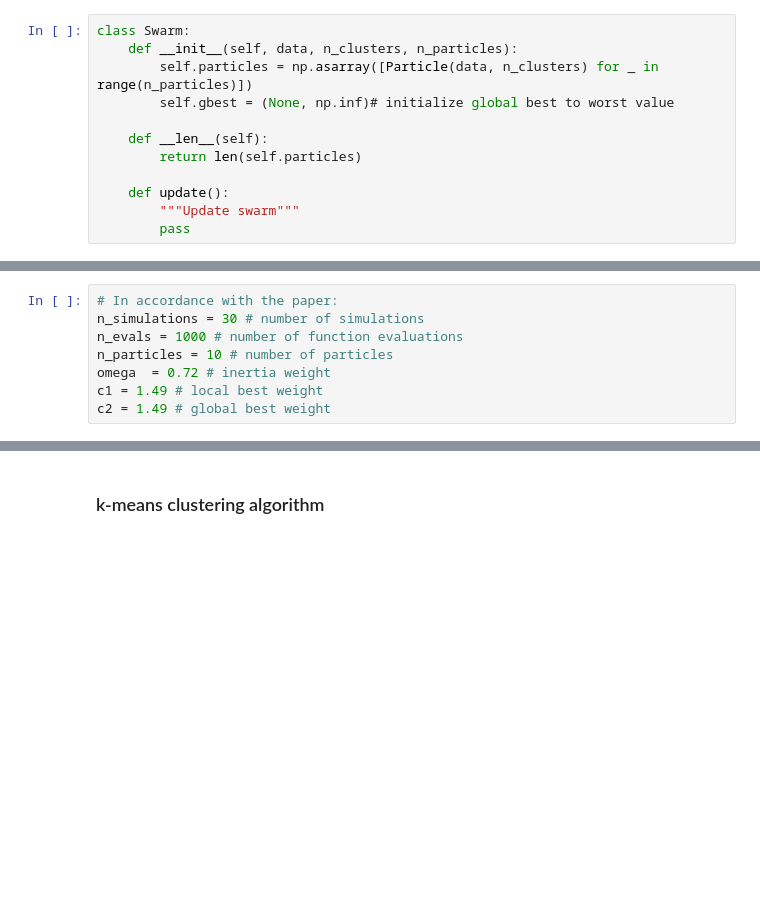
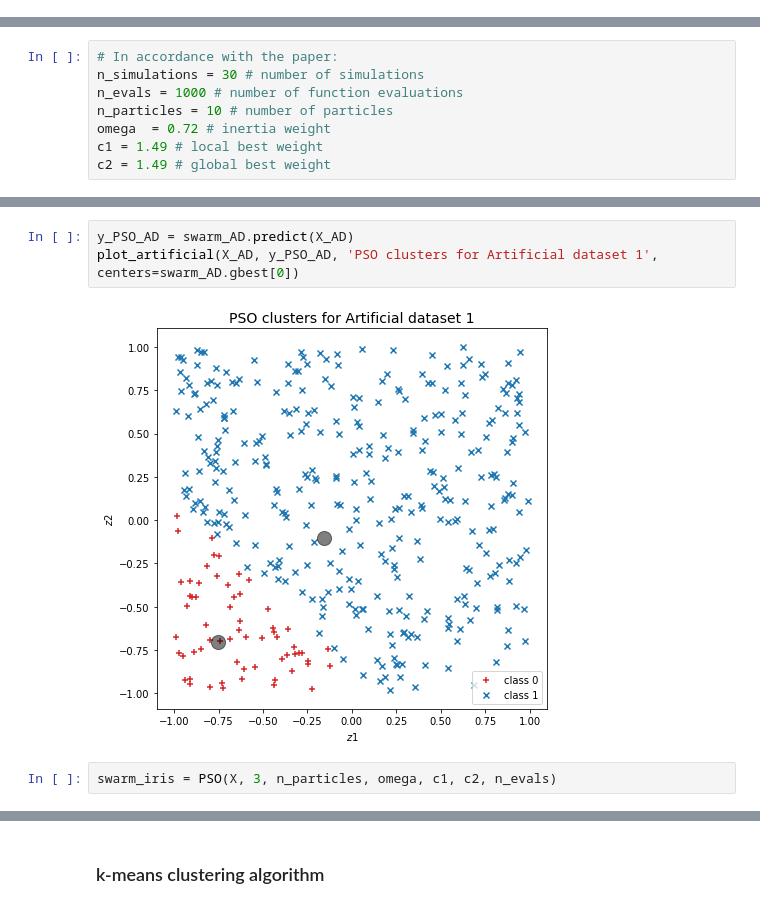
Before and after one commit to rusane/natural-computing, a Jupyter notebook: Swarm Intelligence/Exercise 3.ipynb, the cells around one changed output, grey strips where cells are left out. Cells and saved outputs as stored; diff of their text form; blank space fills up the shorter version.

```diff
--- a/Swarm Intelligence/Exercise 3.ipynb
+++ b/Swarm Intelligence/Exercise 3.ipynb
@@ -150,12 +182,0 @@ class Particle:
-# %%
-class Swarm:
-    def __init__(self, data, n_clusters, n_particles):
-        self.particles = np.asarray([Particle(data, n_clusters) for _ in range(n_particles)])
-        self.gbest = (None, np.inf)# initialize global best to worst value
-
-    def __len__(self):
-        return len(self.particles)
-
-    def update():
-        """Update swarm"""
-        pass
@@ -202,0 +261,7 @@ PSO(X[:10], 3, n_particles, omega, c1, c2, 1, quantization_error)
+# %%
+y_PSO_AD = swarm_AD.predict(X_AD)
+plot_artificial(X_AD, y_PSO_AD, 'PSO clusters for Artificial dataset 1', centers=swarm_AD.gbest[0])
+# %% [output]
+[figure, added]
+# %%
+swarm_iris = PSO(X, 3, n_particles, omega, c1, c2, n_evals)
```
Also changed, not shown: parts of 15 cells of this notebook.
